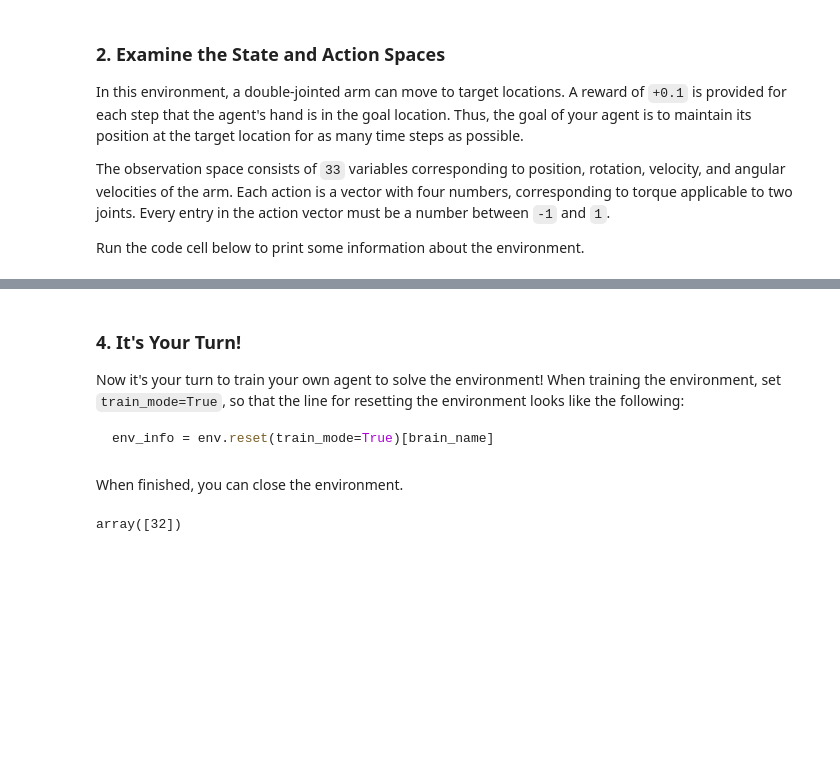
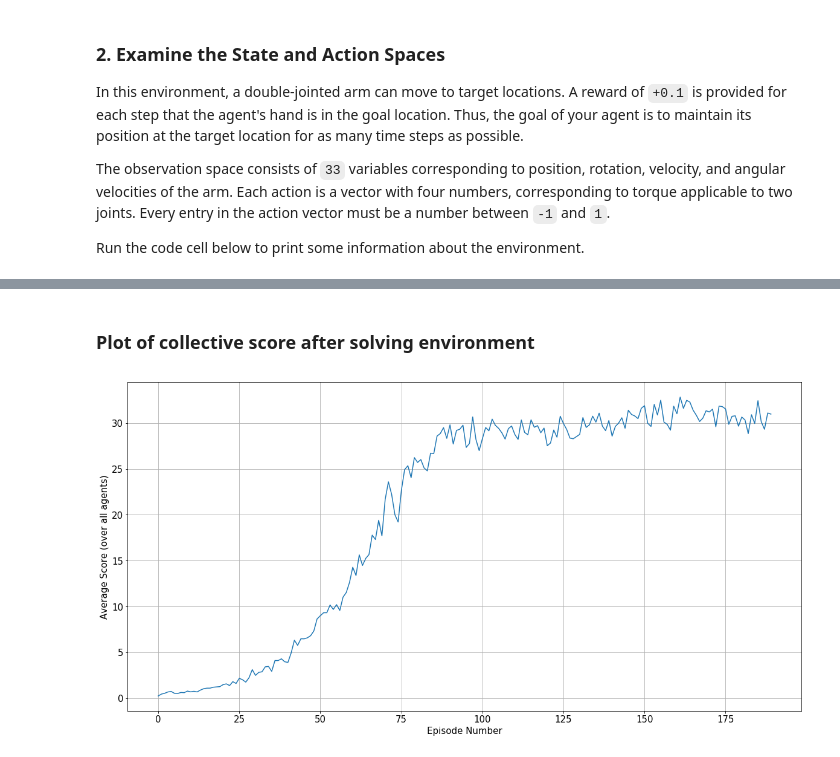
Before and after one commit to ashoeb81/DRLND-P2, a Jupyter notebook: Continuous_Control.ipynb, the cells around one changed output, grey strips where cells are left out. Drawn from its saved outputs; the diff is of its cells as text; code cells hidden in the pictures; blank space fills up the shorter version.

Commit message:
Commit with report and solved environment results

````diff
--- a/Continuous_Control.ipynb
+++ b/Continuous_Control.ipynb
@@ -72,18 +64,0 @@ Of course, as part of the project, you'll have to change the code so that the ag
-# %%
-env_info = env.reset(train_mode=False)[brain_name]     # reset the environment
-states = env_info.vector_observations                  # get the current state (for each agent)
-scores = np.zeros(num_agents)                          # initialize the score (for each agent)
-while True:
-    actions = np.random.randn(num_agents, action_size) # select an action (for each agent)
-    actions = np.clip(actions, -1, 1)                  # all actions between -1 and 1
-    env_info = env.step(actions)[brain_name]           # send all actions to tne environment
-    next_states = env_info.vector_observations         # get next state (for each agent)
-    rewards = env_info.rewards                         # get reward (for each agent)
-    dones = env_info.local_done                        # see if episode finished
-    scores += env_info.rewards                         # update the score (for each agent)
-    states = next_states                               # roll over states to next time step
-    import pdb
-    pdb.set_trace()
-    if np.any(dones):                                  # exit loop if episode finished
-        break
-print('Total score (averaged over agents) this episode: {}'.format(np.mean(scores)))
@@ -108,7 +92,7 @@ from model import Actor, Critic
 from collections import deque, namedtuple
 from IPython.display import display, clear_output
 # %%
-env = UnityEnvironment(file_name='multi/Reacher_Linux/Reacher.x86_64')
+env = UnityEnvironment(file_name='multiReacher/Reacher.app')
 brain_name = env.brain_names[0]
 brain = env.brains[brain_name]
 
@@ -320,2 +324,0 @@ for i in range(20):
-# %%
-agent_scores = json.load(open('64_128_results.json', 'r'))
@@ -347,9 +324,0 @@ env.close()
-# %% [markdown]
-### 4. It's Your Turn!
-
-Now it's your turn to train your own agent to solve the environment!  When training the environment, set `train_mode=True`, so that the line for resetting the environment looks like the following:
-```python
-env_info = env.reset(train_mode=True)[brain_name]
-```
-# %% [markdown]
-When finished, you can close the environment.
@@ -358,5 +325,14 @@ torch.__version__
-# %%
-a = [32,64,128,1024]
-np.random.choice(a,1)
-# %% [output]
-array([32])
+# %% [markdown]
+### Plot of collective score after solving environment
+# %%
+# The JSON file trai_scores contains the collective score for all episodes up to 190 (when the enviroment was solved)
+json.load(open('trial_scores.json'))
+plt.figure(figsize=(20,10))
+plt.plot(trial_scores)
+plt.xticks(fontsize=15)
+plt.xlabel('Episode Number', fontsize=15)
+plt.ylabel('Average Score (over all agents)', fontsize=15)
+plt.yticks(fontsize=15)
+plt.grid()
+# %% [output]
+[figure, added]
````
Also changed, not shown: parts of 24 cells of this notebook, 49 other files.
